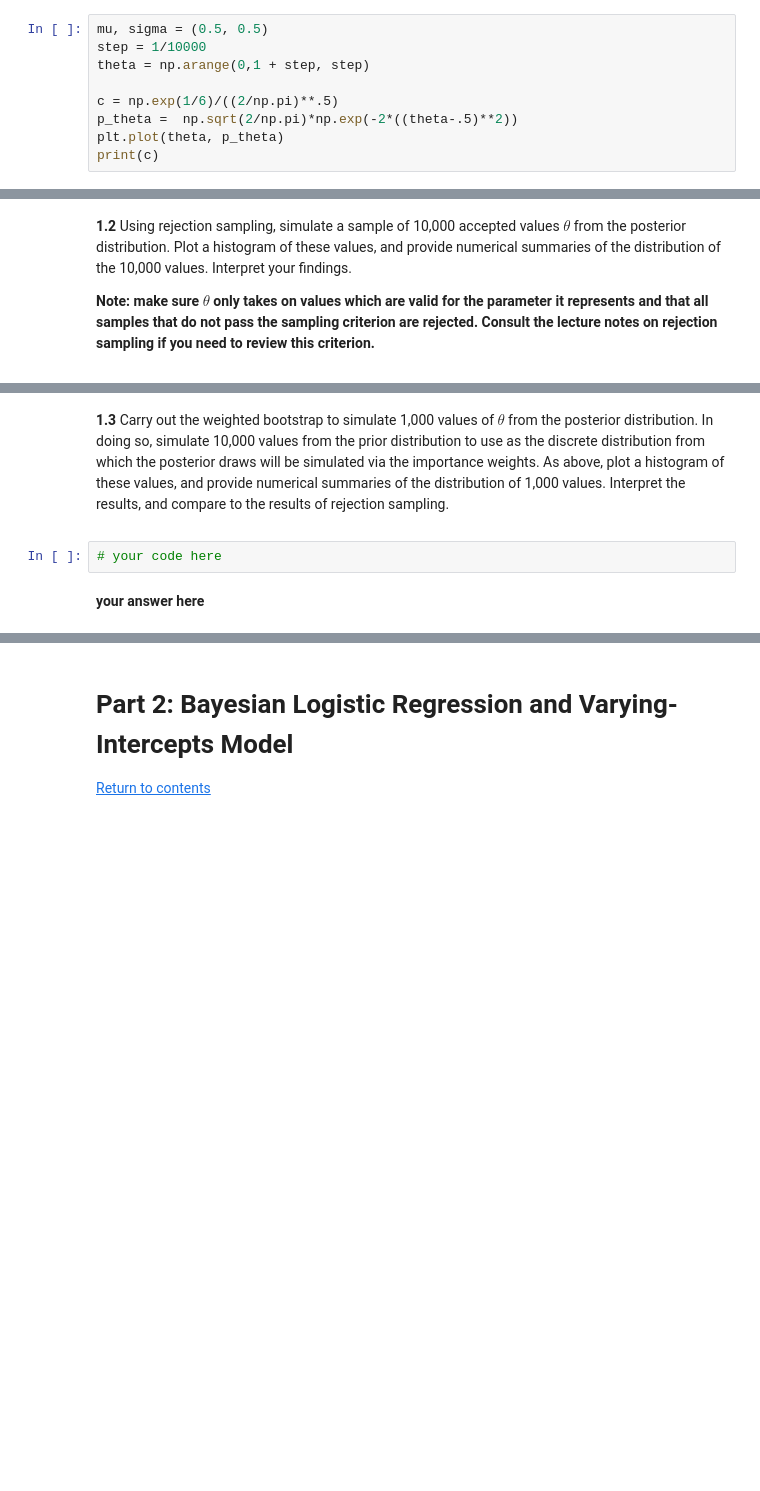
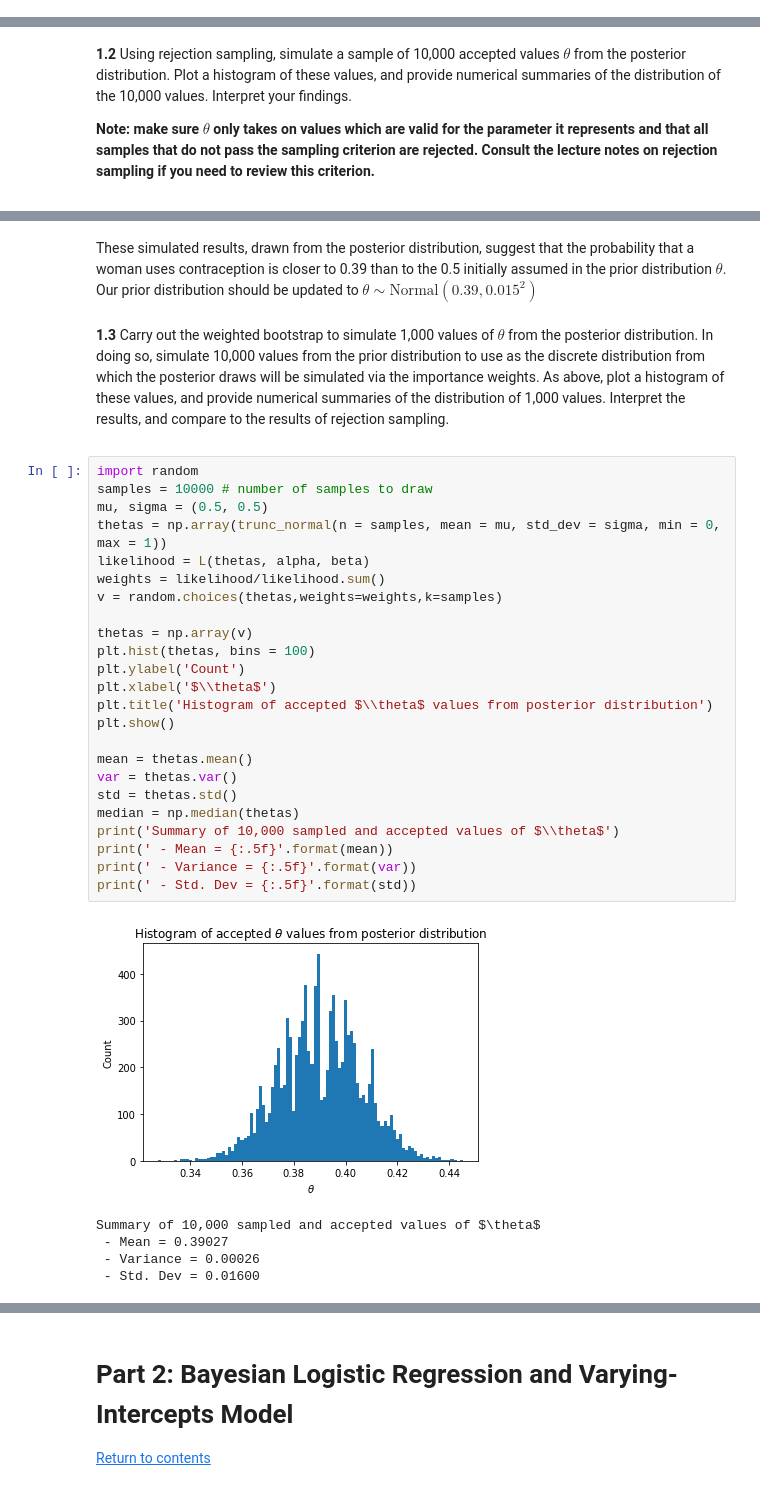
Before and after one commit to sebvargo/cs209b_hw2, a Jupyter notebook: cs109b_hw2.ipynb, the cells around one changed output, grey strips where cells are left out. Saved outputs shown, nothing was run; the diff lists cells and outputs as text; blank space fills up the shorter version.

```diff
--- a/cs109b_hw2.ipynb
+++ b/cs109b_hw2.ipynb
@@ -270,12 +278,3 @@ $$
 **1.1.c**   Compute the MLE from the data.
 
 </div>
-# %%
-mu, sigma = (0.5, 0.5)
-step = 1/10000
-theta = np.arange(0,1 + step, step)
-
-c = np.exp(1/6)/((2/np.pi)**.5)
-p_theta =  np.sqrt(2/np.pi)*np.exp(-2*((theta-.5)**2))
-plt.plot(theta, p_theta)
-print(c)
@@ -307,3 +365,6 @@ df = read_data()
+# %% [markdown]
+These simulated results, drawn from the posterior distribution, suggest that the probability that a woman uses contraception is closer to 0.39 than to the 0.5 initially assumed in the prior distribution $\theta$.
+Our prior distribution should be updated to $\theta \sim \text{Normal}(0.39, 0.015^2)$
 # %% [markdown]
 <div class='exercise-r'>
 
@@ -311,7 +372,33 @@ df = read_data()
 
 
 </div>
-# %%
-# your code here
-# %% [markdown]
-**your answer here**
+# %%
+import random
+samples = 10000 # number of samples to draw
+mu, sigma = (0.5, 0.5)
+thetas = np.array(trunc_normal(n = samples, mean = mu, std_dev = sigma, min = 0, max = 1))
+likelihood = L(thetas, alpha, beta)
+weights = likelihood/likelihood.sum()
+v = random.choices(thetas,weights=weights,k=samples)
+
+thetas = np.array(v)
+plt.hist(thetas, bins = 100)
+plt.ylabel('Count')
+plt.xlabel('$\\theta$')
+plt.title('Histogram of accepted $\\theta$ values from posterior distribution')
+plt.show()
+
+mean = thetas.mean()
+var = thetas.var()
+std = thetas.std()
+median = np.median(thetas)
+print('Summary of 10,000 sampled and accepted values of $\\theta$')
+print(' - Mean = {:.5f}'.format(mean))
+print(' - Variance = {:.5f}'.format(var))
+print(' - Std. Dev = {:.5f}'.format(std))
+# %% [output]
+[figure, added]
+Summary of 10,000 sampled and accepted values of $\theta$
+ - Mean = 0.39027
+ - Variance = 0.00026
+ - Std. Dev = 0.01600
```
Also changed, not shown: parts of 12 cells of this notebook.
